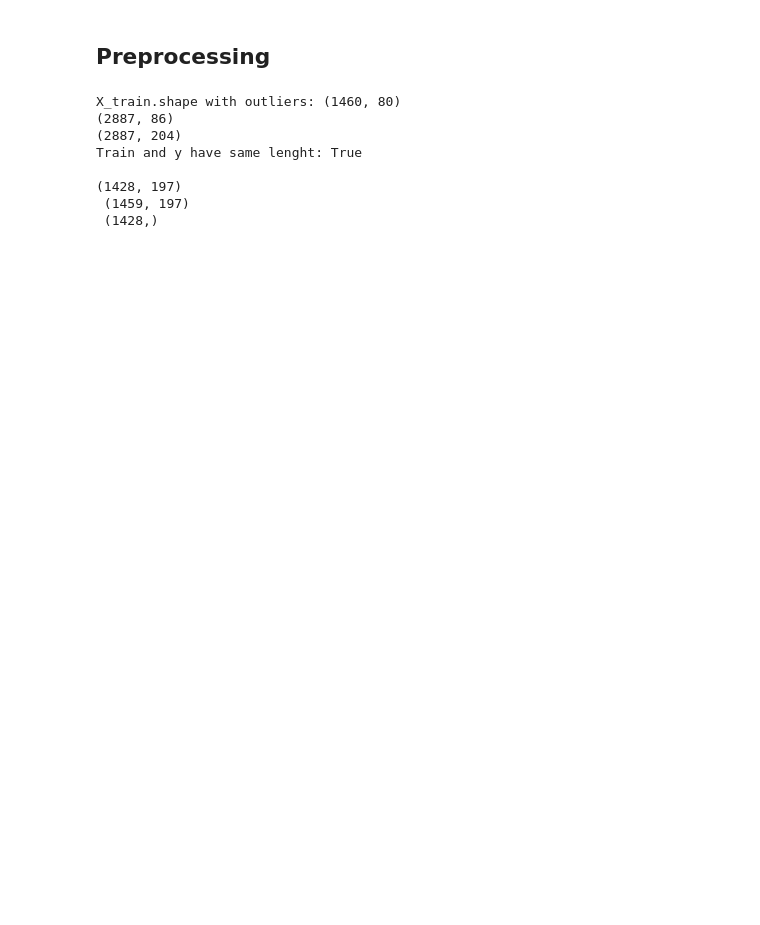
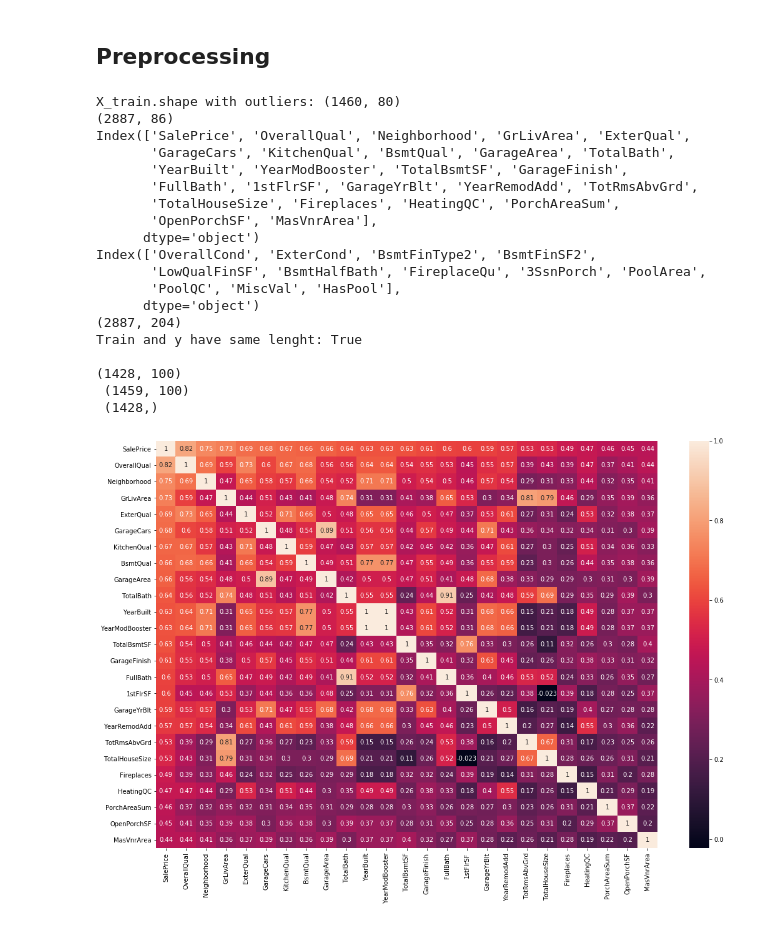
Before and after one commit to strambb/HousePrices_v1, a Jupyter notebook: Preprocessing/Preprocessing.ipynb, the cells around one changed output. Saved outputs shown, nothing was run; the diff lists cells and outputs as text; code cells hidden in the pictures; blank space fills up the shorter version.

```diff
--- a/Preprocessing/Preprocessing.ipynb
+++ b/Preprocessing/Preprocessing.ipynb
@@ -11,6 +11,12 @@ from scipy.special import boxcox1p
 from scipy.stats import boxcox_normmax, boxcox
 
 from sklearn.preprocessing import OrdinalEncoder
+
+
+##############to be removed later########################################
+import matplotlib.pyplot as plt
+import seaborn as sns
+#######################################################################
 
 #Definitons
 numeric_types = ['int16', 'int32', 'int64', 'float16', 'float32', 'float64']
@@ -173,42 +179,77 @@ print(feat.shape)
 #mapper = {"NA" : 0, "Po":1, "Fa":2, "TA":3, "Gd":4, "Ex":5}
 #for c in NAPoFaTAGdEx_cols:
 
+#Drop strongly correlated and insignificants
+
+feat_corr = feat.copy()
+feat_corr["SalePrice"] = y
+corrmat = feat_corr.corr()
+fig, ax = plt.subplots(figsize=(18,12))
+#sns.heatmap(corrmat)
+highly_correlated_cols = corrmat["SalePrice"].abs().nlargest(25).index
+low_correlated_cols =corrmat[corrmat["SalePrice"].abs()<0.1]["SalePrice"].index
+print(highly_correlated_cols)
+print(low_correlated_cols)
+
+cm2 = corrmat[highly_correlated_cols].T
+cm2 = cm2[highly_correlated_cols]
+
+sns.heatmap(cm2, annot=True)
+
+#dropables=["GarageCars","FullBath","YearModBooster", "TotRmsAbvGrd","TotalHouseSize"]#list(low_correlated_cols)
+
+#feat.drop(dropables, axis=1, inplace=True)
+#Drop insignificants
+
+
 #Get Dummies
 final_feat = pd.get_dummies(feat, drop_first=True).reset_index(drop=True)
 print(final_feat.shape)
 
 #Split in Train + test -> Train + Target
 X = final_feat.iloc[:len(y), :]
 X_test = final_feat.iloc[len(X):, :].set_index(X_test.index, drop=True)
 y.reset_index(drop=True)
 print("Train and y have same lenght: {}".format(len(X) == len(y)))
 
 #Drop overfitting columns of Train also in test
 print()
 
 Overfitter = []
 for c in X.columns:
     zeros = len(X[X[c] == 0])
 
-    if zeros / len(X) * 100 > 99.94:
+    if zeros / len(X) * 100 > 95: #99.94:
         Overfitter.append(c)
 
 #print(Overfitter)
 
 X = X.drop(Overfitter, axis=1).copy()
 X_test = X_test.drop(Overfitter, axis=1).copy()
 
 
 print(X.shape, "\n", X_test.shape, "\n", y.shape)
 # %% [output]
 X_train.shape with outliers: (1460, 80)
 (2887, 86)
+Index(['SalePrice', 'OverallQual', 'Neighborhood', 'GrLivArea', 'ExterQual',
+       'GarageCars', 'KitchenQual', 'BsmtQual', 'GarageArea', 'TotalBath',
+       'YearBuilt', 'YearModBooster', 'TotalBsmtSF', 'GarageFinish',
+       'FullBath', '1stFlrSF', 'GarageYrBlt', 'YearRemodAdd', 'TotRmsAbvGrd',
+       'TotalHouseSize', 'Fireplaces', 'HeatingQC', 'PorchAreaSum',
+       'OpenPorchSF', 'MasVnrArea'],
+      dtype='object')
+Index(['OverallCond', 'ExterCond', 'BsmtFinType2', 'BsmtFinSF2',
+       'LowQualFinSF', 'BsmtHalfBath', 'FireplaceQu', '3SsnPorch', 'PoolArea',
+       'PoolQC', 'MiscVal', 'HasPool'],
+      dtype='object')
 (2887, 204)
 Train and y have same lenght: True
 
-(1428, 197)
- (1459, 197)
+(1428, 100)
+ (1459, 100)
  (1428,)
+[figure, added]
 # %%
 #Output section
 X["logSalePrice"] = y
```
Also changed, not shown: parts of 1 cell of this notebook, 1 other file.
